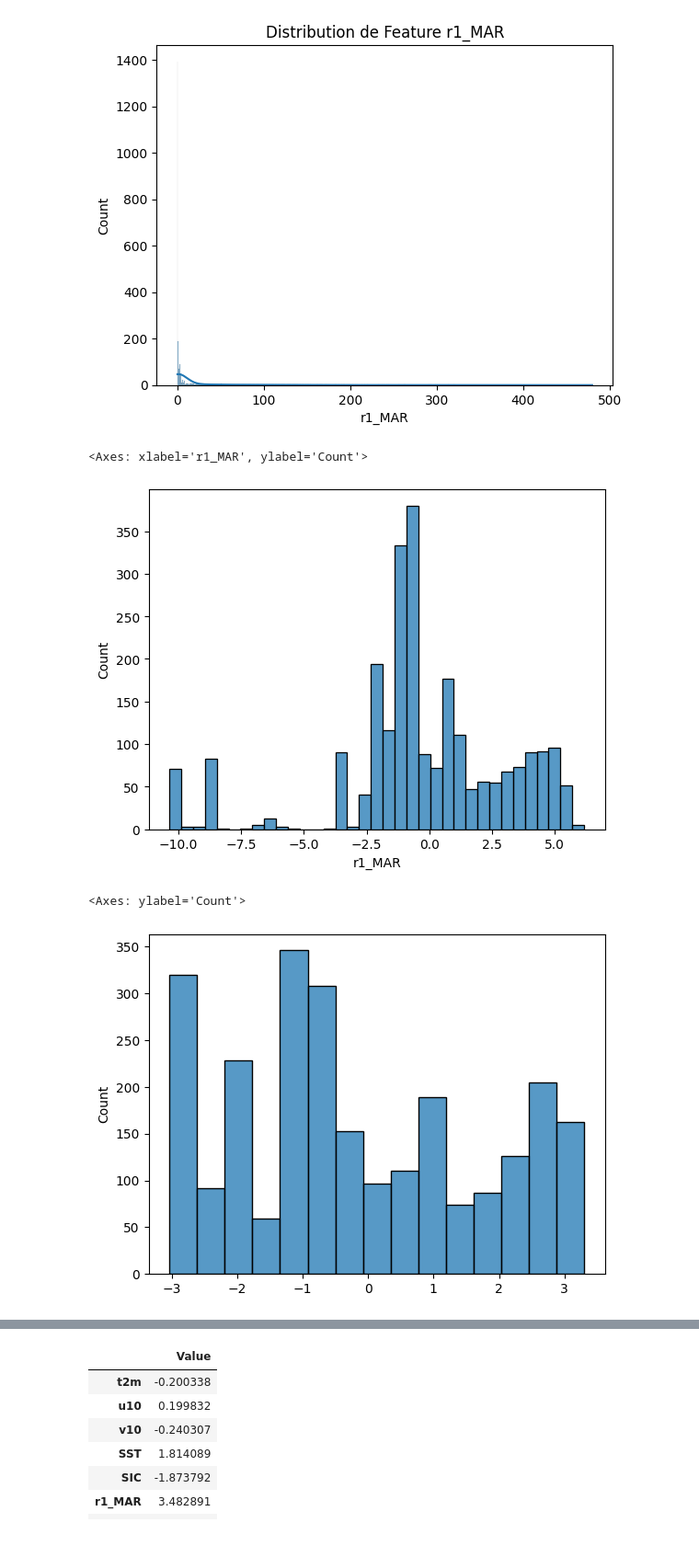
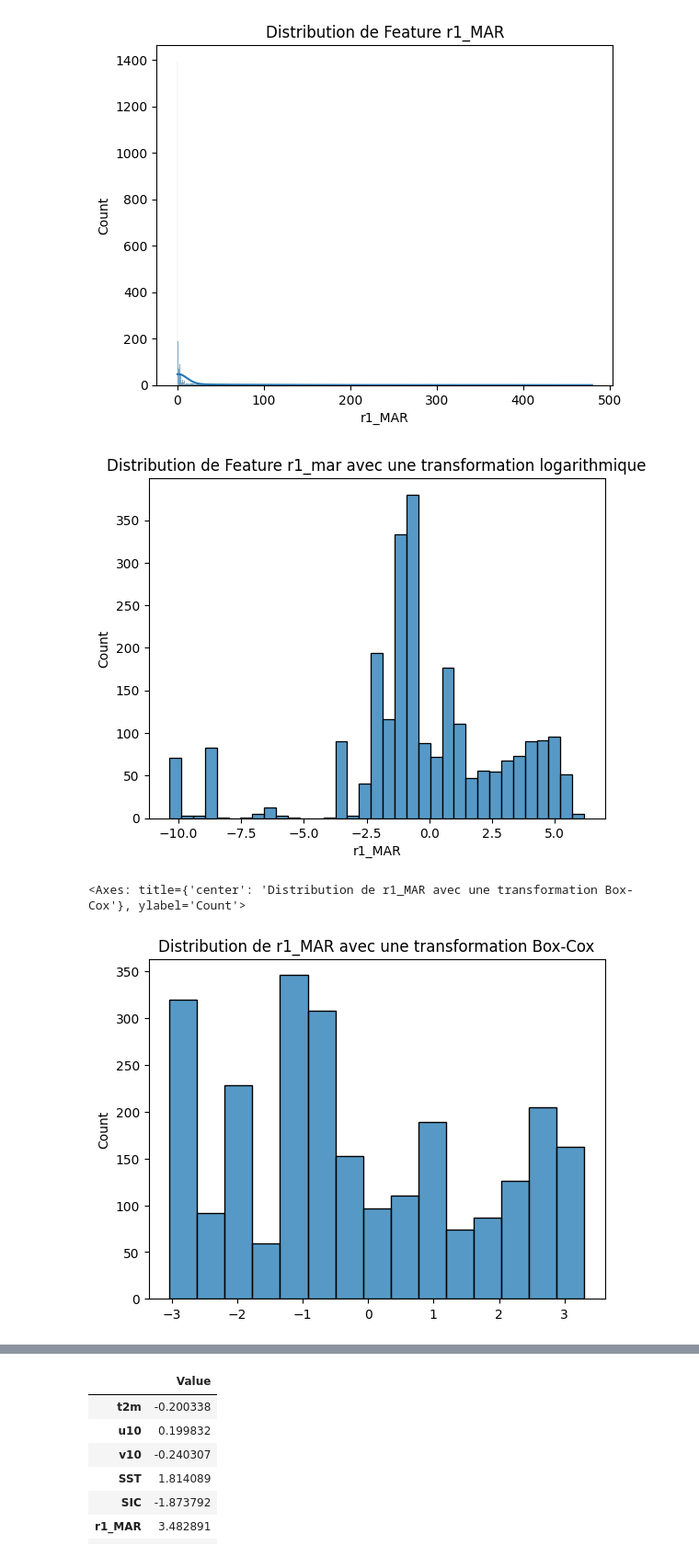
Before and after one commit to HugoKD/ML, a Jupyter notebook: SoutenanceMAL.ipynb, the cells around one changed output, grey strips where cells are left out. Shown: that part at 92% size. Saved outputs shown, nothing was run; the diff lists cells and outputs as text; code cells hidden in the pictures.

```diff
--- a/SoutenanceMAL.ipynb
+++ b/SoutenanceMAL.ipynb
@@ -133,15 +129,17 @@ for c in (X_transform.columns):
 [figure]
 # %%
 sns.histplot(np.log(X['r1_MAR']))
+plt.title('Distribution de Feature' +' r1_mar ' + 'avec une transformation logarithmique' )
+plt.show()
 # %% [output]
-<Axes: xlabel='r1_MAR', ylabel='Count'>
-[figure, old version]
+[figure, new version]
 # %%
 X_r1_MAR_boxcox = stats.boxcox(X['r1_MAR']+0.1)[0]
+plt.title('Distribution de r1_MAR avec une transformation Box-Cox')
 sns.histplot(X_r1_MAR_boxcox) #box plot semble plus puissant
 # %% [output]
-<Axes: ylabel='Count'>
+<Axes: title={'center': 'Distribution de r1_MAR avec une transformation Box-Cox'}, ylabel='Count'>
-[figure, old version]
+[figure, new version]
 # %%
 X_log_SIC = np.log(X['SIC'] + 1)
 sns.histplot(X_log_SIC, kde=True)
```
Also changed, not shown: parts of 20 cells of this notebook.
